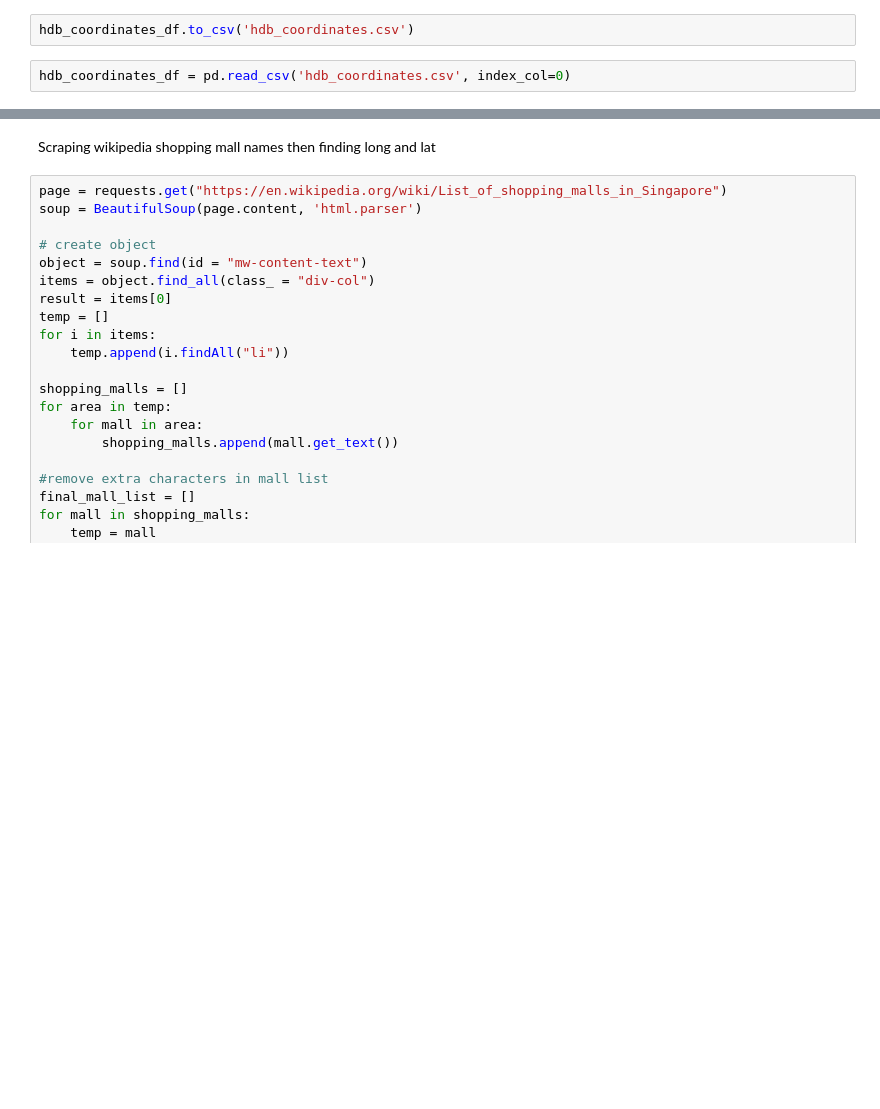
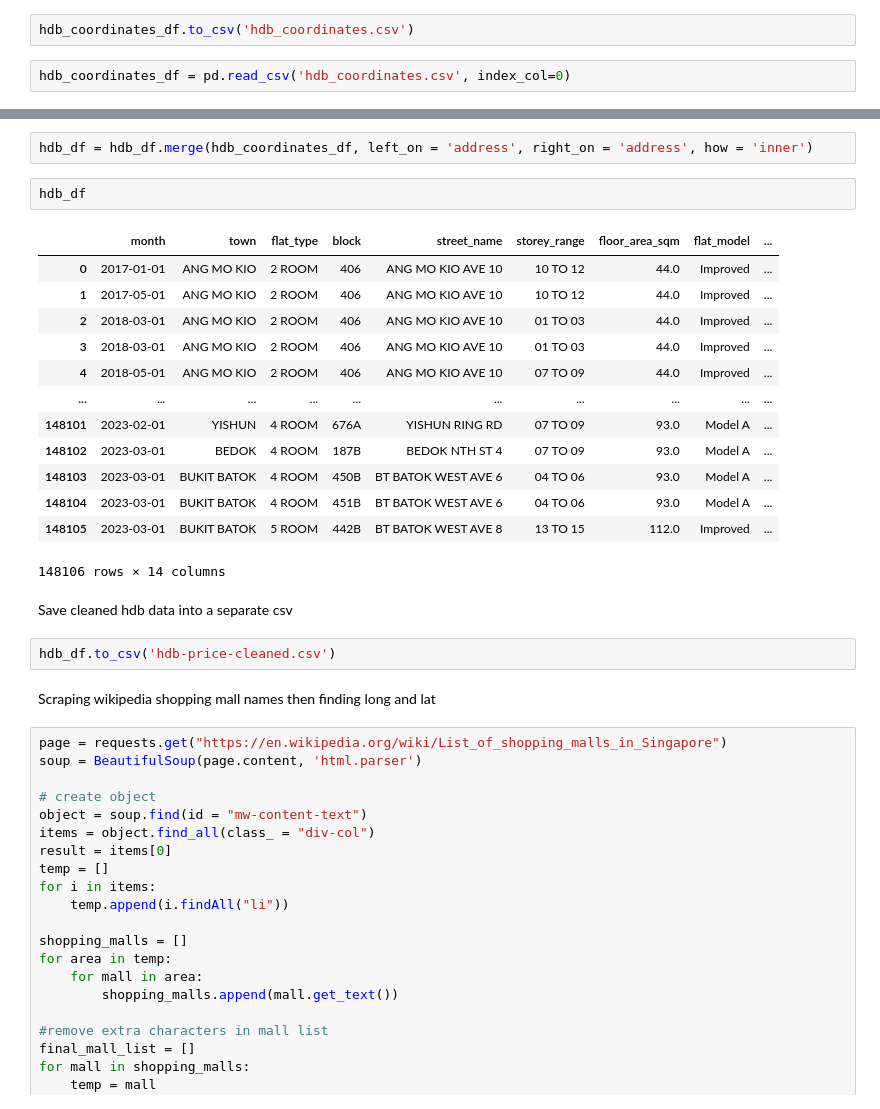
Before and after one commit to raychng/bt4222-project, a Jupyter notebook: data-cleaning.ipynb, the cells around one changed output, grey strips where cells are left out. Cells and saved outputs as stored; diff of their text form; blank space fills up the shorter version.

```diff
--- a/data-cleaning.ipynb
+++ b/data-cleaning.ipynb
@@ -351,3 +360,25 @@ hdb_coordinates_df.head()
+# %%
+hdb_df = hdb_df.merge(hdb_coordinates_df, left_on = 'address', right_on = 'address', how = 'inner')
+# %%
+hdb_df
+# %% [output]
+|  | month | town | flat_type | block | street_name | storey_range | floor_area_sqm | flat_model | ... |
+| 0 | 2017-01-01 | ANG MO KIO | 2 ROOM | 406 | ANG MO KIO AVE 10 | 10 TO 12 | 44.0 | Improved | ... |
+| 1 | 2017-05-01 | ANG MO KIO | 2 ROOM | 406 | ANG MO KIO AVE 10 | 10 TO 12 | 44.0 | Improved | ... |
+| 2 | 2018-03-01 | ANG MO KIO | 2 ROOM | 406 | ANG MO KIO AVE 10 | 01 TO 03 | 44.0 | Improved | ... |
+| 3 | 2018-03-01 | ANG MO KIO | 2 ROOM | 406 | ANG MO KIO AVE 10 | 01 TO 03 | 44.0 | Improved | ... |
+| 4 | 2018-05-01 | ANG MO KIO | 2 ROOM | 406 | ANG MO KIO AVE 10 | 07 TO 09 | 44.0 | Improved | ... |
+| ... | ... | ... | ... | ... | ... | ... | ... | ... | ... |
+| 148101 | 2023-02-01 | YISHUN | 4 ROOM | 676A | YISHUN RING RD | 07 TO 09 | 93.0 | Model A | ... |
+| 148102 | 2023-03-01 | BEDOK | 4 ROOM | 187B | BEDOK NTH ST 4 | 07 TO 09 | 93.0 | Model A | ... |
+| 148103 | 2023-03-01 | BUKIT BATOK | 4 ROOM | 450B | BT BATOK WEST AVE 6 | 04 TO 06 | 93.0 | Model A | ... |
+| 148104 | 2023-03-01 | BUKIT BATOK | 4 ROOM | 451B | BT BATOK WEST AVE 6 | 04 TO 06 | 93.0 | Model A | ... |
+| 148105 | 2023-03-01 | BUKIT BATOK | 5 ROOM | 442B | BT BATOK WEST AVE 8 | 13 TO 15 | 112.0 | Improved | ... |
+148106 rows × 14 columns
+# %% [markdown]
+Save cleaned hdb data into a separate csv
+# %%
+hdb_df.to_csv('hdb-price-cleaned.csv')
 # %% [markdown]
 Scraping wikipedia shopping mall names then finding long and lat
 # %%
```
Also changed, not shown: parts of 4 cells of this notebook, 3 other files.
